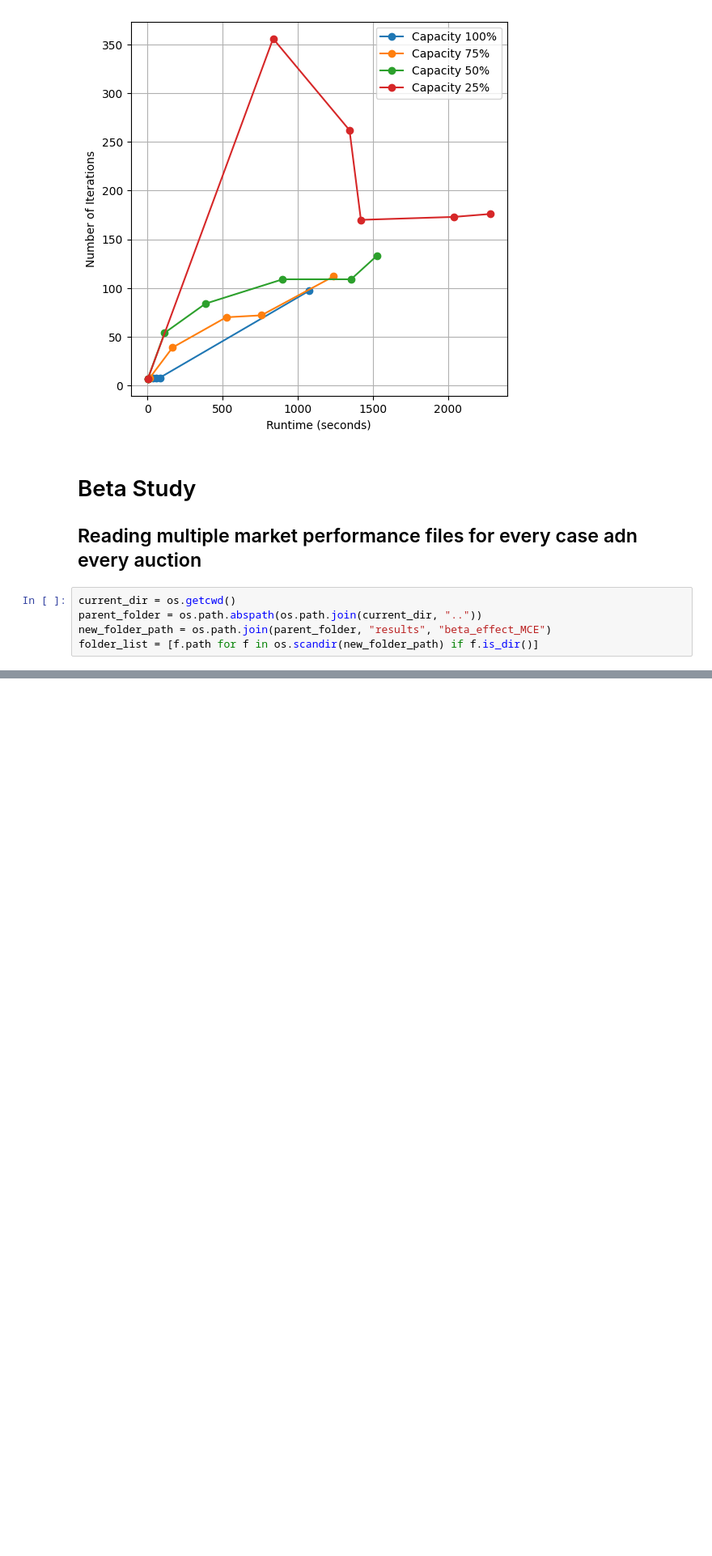
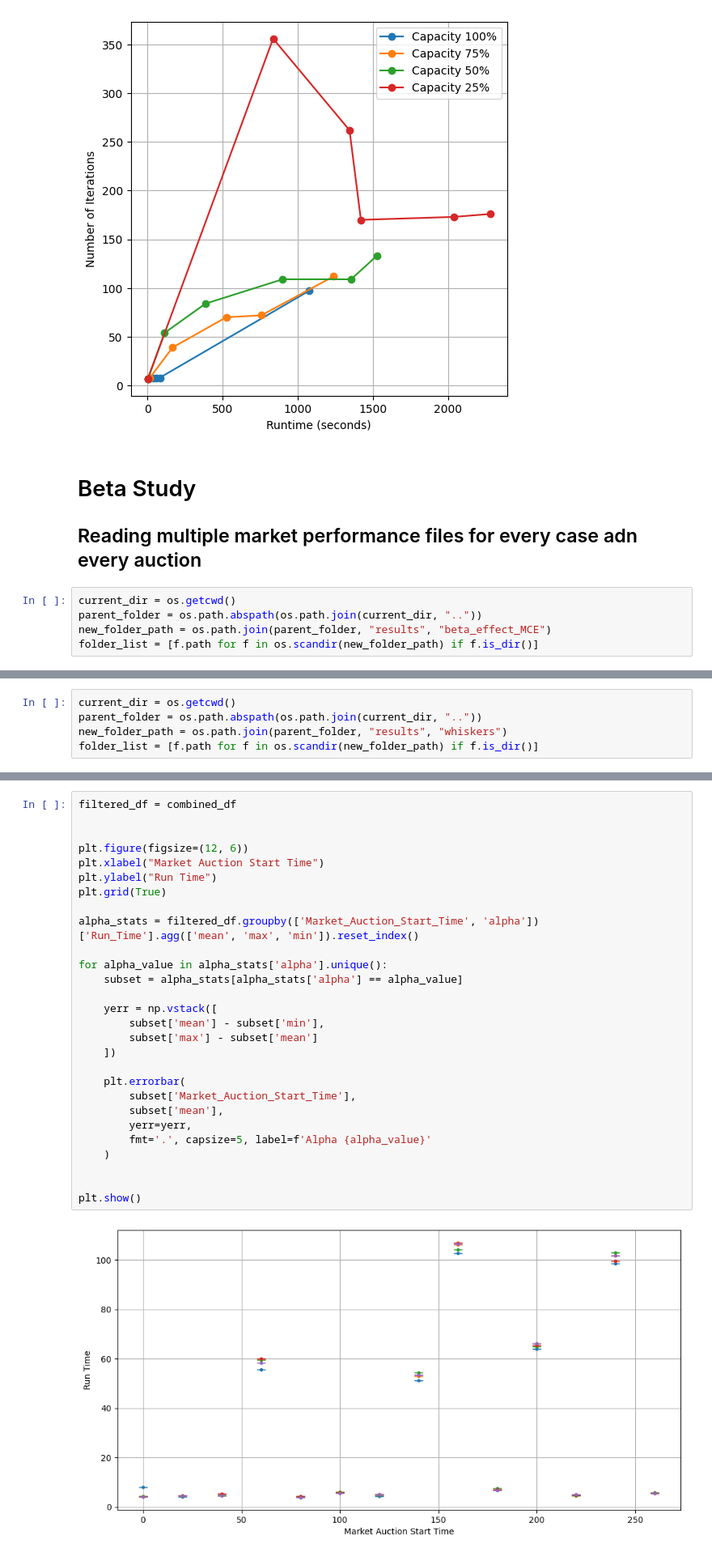
Before and after one commit to sastry-group/Mechanism-Design-for-AAM, a Jupyter notebook: ic/fisher/Fisher_data_reader.ipynb, the cells around one changed output, grey strips where cells are left out. Shown: that part at 81% size. Drawn from its saved outputs; the diff is of its cells as text; blank space fills up the shorter version.

```diff
--- a/ic/fisher/Fisher_data_reader.ipynb
+++ b/ic/fisher/Fisher_data_reader.ipynb
@@ -399,0 +387,5 @@ plt.show()
+# %%
+current_dir = os.getcwd()
+parent_folder = os.path.abspath(os.path.join(current_dir, ".."))
+new_folder_path = os.path.join(parent_folder, "results", "whiskers")
+folder_list = [f.path for f in os.scandir(new_folder_path) if f.is_dir()]
@@ -399,0 +437,30 @@ plt.show()
+# %%
+filtered_df = combined_df
+
+
+plt.figure(figsize=(12, 6))
+plt.xlabel("Market Auction Start Time")
+plt.ylabel("Run Time")
+plt.grid(True)
+
+alpha_stats = filtered_df.groupby(['Market_Auction_Start_Time', 'alpha'])['Run_Time'].agg(['mean', 'max', 'min']).reset_index()
+
+for alpha_value in alpha_stats['alpha'].unique():
+    subset = alpha_stats[alpha_stats['alpha'] == alpha_value]
+
+    yerr = np.vstack([
+        subset['mean'] - subset['min'],
+        subset['max'] - subset['mean']
+    ])
+
+    plt.errorbar(
+        subset['Market_Auction_Start_Time'],
+        subset['mean'],
+        yerr=yerr,
+        fmt='.', capsize=5, label=f'Alpha {alpha_value}'
+    )
+
+
+plt.show()
+# %% [output]
+[figure, added]
```
Also changed, not shown: parts of 6 cells of this notebook, 9 other files.
